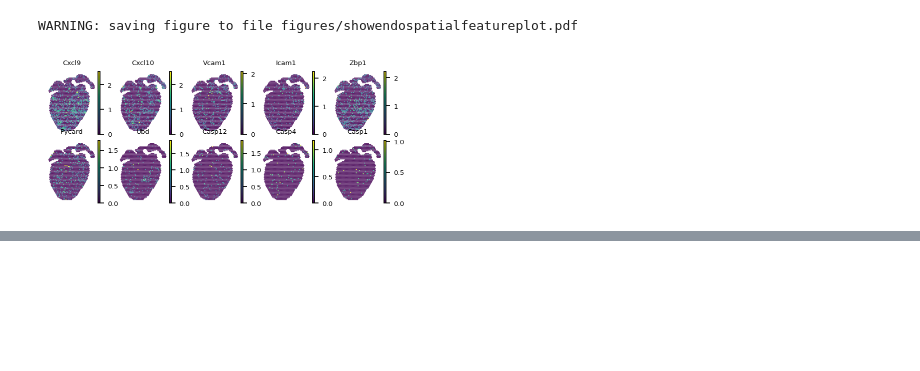
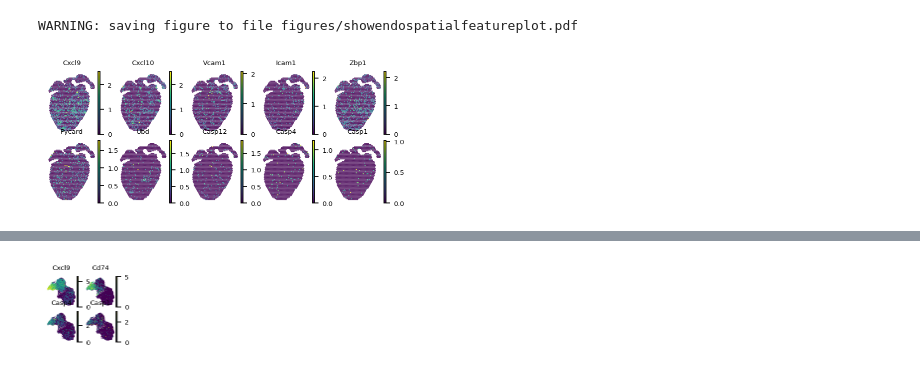
Before and after one commit to madhavmantri/reovirus_induced_myocarditis, a Jupyter notebook: notebooks/heart_scRNAseq_endothelial_cells.ipynb, the cells around one changed output, grey strips where cells are left out. Drawn from its saved outputs; the diff is of its cells as text; code cells hidden in the pictures; blank space fills up the shorter version.

```diff
--- a/notebooks/heart_scRNAseq_endothelial_cells.ipynb
+++ b/notebooks/heart_scRNAseq_endothelial_cells.ipynb
@@ -465,3 +465,7 @@ sc.pl.spatial(heart_infection_visium_no_viral_genes[heart_infection_visium_no_vi
 # %% [output]
 WARNING: saving figure to file figures/showendospatialfeatureplot.pdf
 [figure]
+# %%
+sc.settings.set_figure_params(dpi=80, dpi_save= 300, fontsize=6, facecolor='white', frameon=True, figsize=(0.5, 0.5), transparent=True, vector_friendly = False, format="pdf")
+sc.pl.umap(endothelial_only, color = ["Cxcl9", "Cd74", "Casp4" , "Casp1"], size=1, cmap="viridis", wspace = 0.15, hspace = 0.15, ncols=2, frameon=False, add_outline=False, save="umap_endo_feature_plots_poster.pdf")
+# %% [output]
@@ -467,0 +473 @@ WARNING: saving figure to file figures/showendospatialfeatureplot.pdf
+[figure, added]
```
Also changed, not shown: parts of 3 cells of this notebook, 2 other files.
